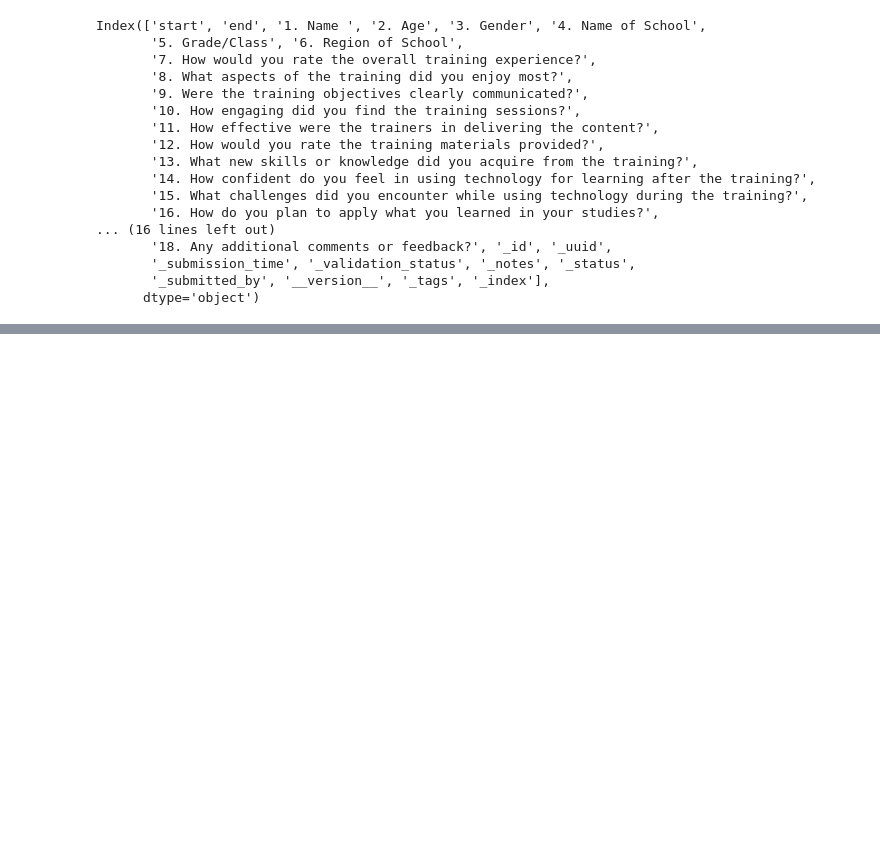
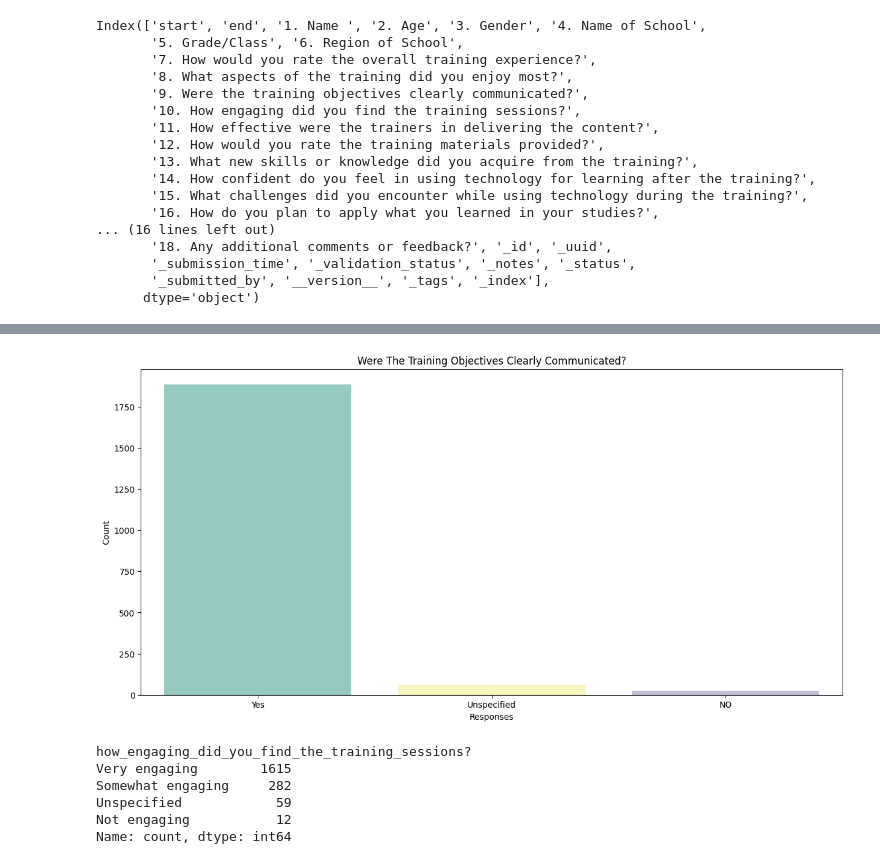
Before and after one commit to marcbright/unesco, a Jupyter notebook: Unesco_post.ipynb, the cells around one changed output, grey strips where cells are left out. Saved outputs shown, nothing was run; the diff lists cells and outputs as text; code cells hidden in the pictures; blank space fills up the shorter version.

```diff
--- a/Unesco_post.ipynb
+++ b/Unesco_post.ipynb
@@ -397,0 +327,25 @@ plt.show()
+# %%
+palette = sns.color_palette("Set3", n_colors=len(training_objectives))
+plt.figure(figsize=(15, 7))
+sns.barplot(x=training_objectives.index, y=training_objectives.values,hue=training_objectives.index, palette=palette, legend=False)
+plt.title("Were The Training Objectives Clearly Communicated?")
+plt.xlabel("Responses")
+plt.ylabel("Count")
+
+# Save the plot
+plt.savefig("training_objectives.png")
+
+# Show the plot
+plt.show()
+# %% [output]
+[figure, added]
+# %%
+engaging_training_sessions = df["how_engaging_did_you_find_the_training_sessions?"].value_counts()
+engaging_training_sessions
+# %% [output]
+how_engaging_did_you_find_the_training_sessions?
+Very engaging        1615
+Somewhat engaging     282
+Unspecified            59
+Not engaging           12
+Name: count, dtype: int64
```
Also changed, not shown: parts of 58 cells of this notebook, 14 other files.
